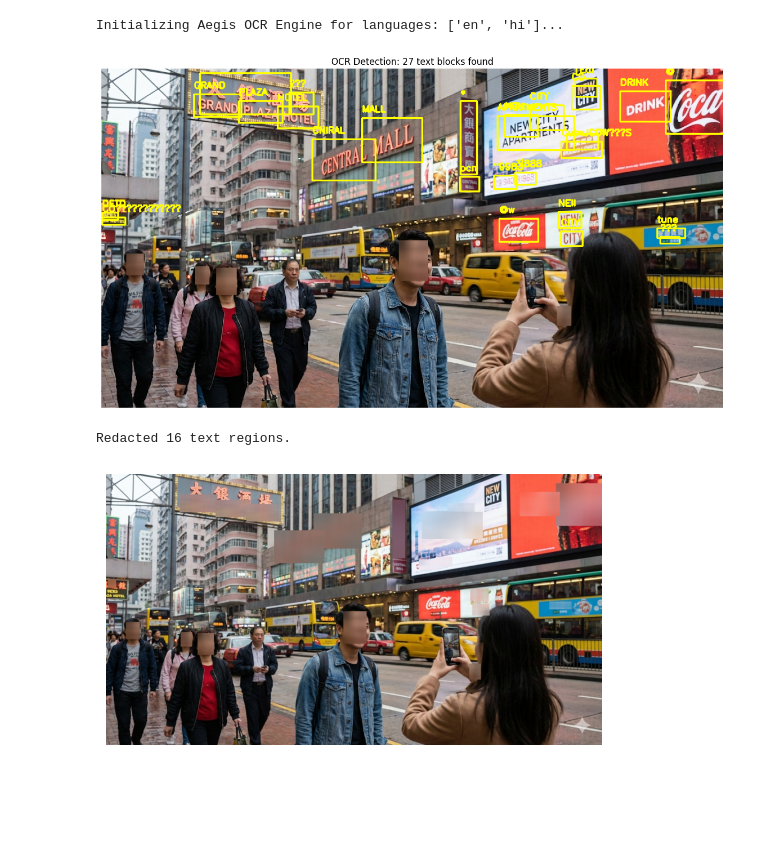
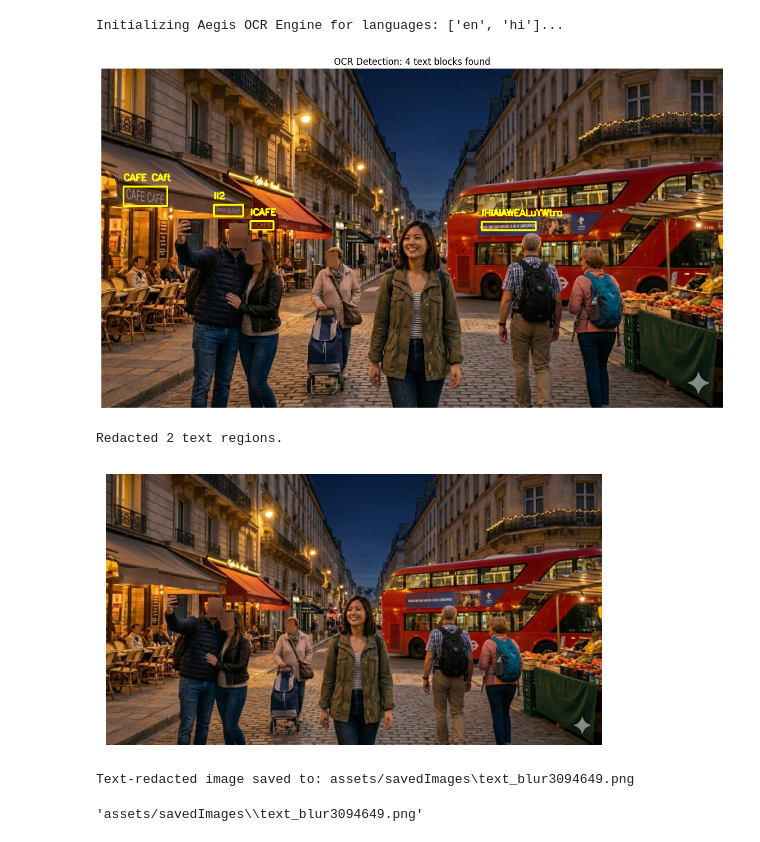
Before and after one commit to Vedant-Salve/Aegis, a Jupyter notebook: redact_names.ipynb, the cells around one changed output. Saved outputs shown, nothing was run; the diff lists cells and outputs as text; code cells hidden in the pictures; blank space fills up the shorter version.

```diff
--- a/redact_names.ipynb
+++ b/redact_names.ipynb
@@ -110,16 +111,21 @@ t_redactor = TextRedactor()
 Neither CUDA nor MPS are available - defaulting to CPU. Note: This module is much faster with a GPU.
 Initializing Aegis OCR Engine for languages: ['en', 'hi']...
 # %%
-img = t_redactor.load_image('assets/savedImages/blur_face_7062857.png')
+img = t_redactor.load_image('assets/savedImages/blur_face_6354241.png')
 detections = t_redactor.detect_text(img)
 t_redactor.plot_preview(img, detections)
 # %% [output]
-[figure, old version]
+[figure, new version]
 # %%
 redacted_img = t_redactor.auto_redact(img, detections)
 plt.imshow(cv2.cvtColor(redacted_img, cv2.COLOR_BGR2RGB))
 plt.axis('off')
 plt.show()
 # %% [output]
-Redacted 16 text regions.
+Redacted 2 text regions.
-[figure, old version]
+[figure, new version]
+# %%
+t_redactor.save_image(redacted_img, f"text_blur{int(1e7*(time.time()-int(time.time())))}.png")
+# %% [output]
+Text-redacted image saved to: assets/savedImages\text_blur3094649.png
+'assets/savedImages\\text_blur3094649.png'
```
Also changed, not shown: parts of 1 cell of this notebook, 21 other files.
